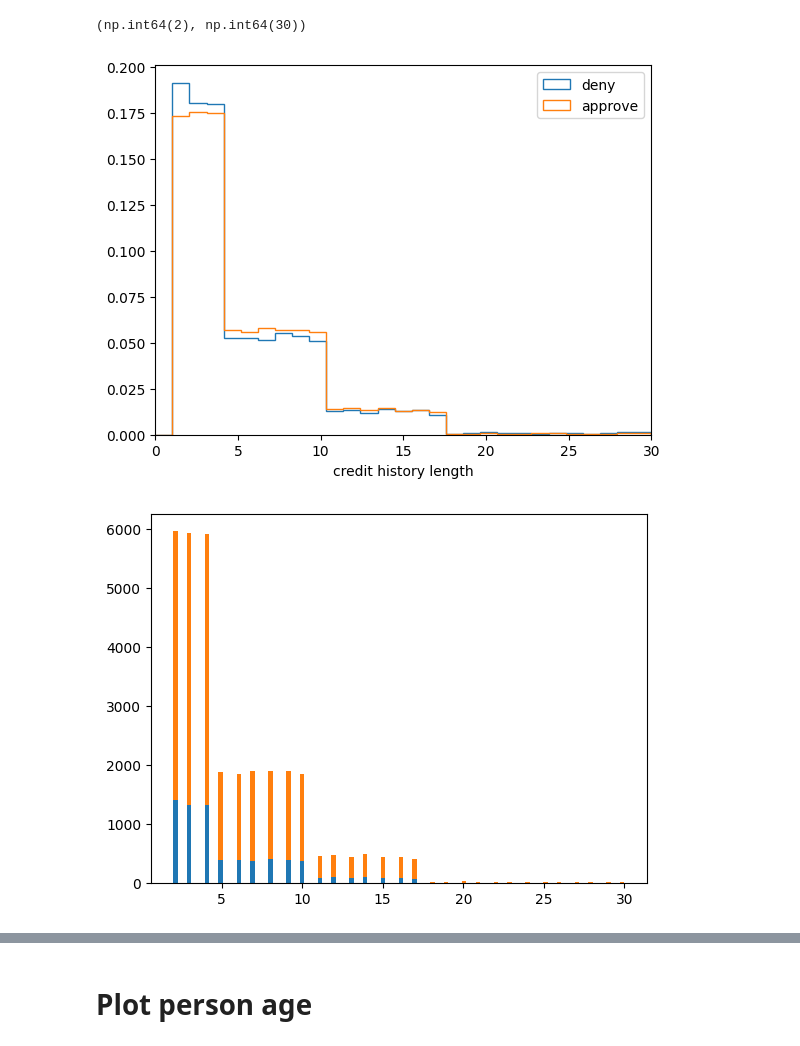
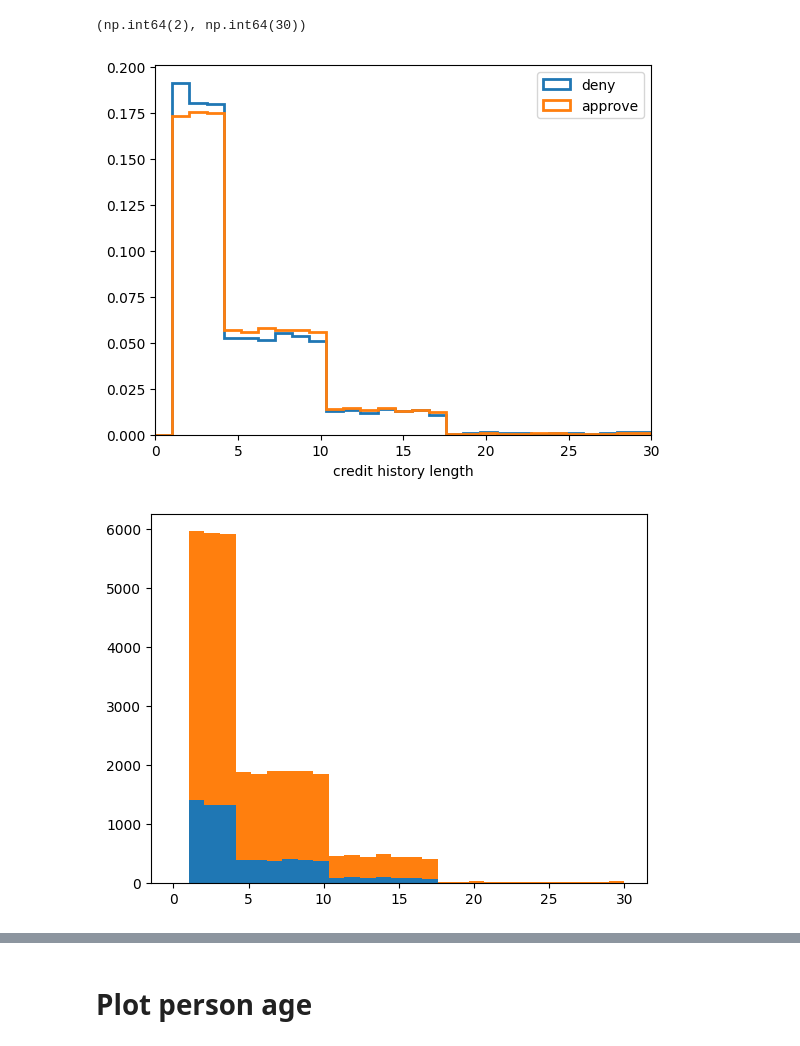
Before and after one commit to edward-b-1/Loan-Approval-Prediction, a Jupyter notebook: predict_original_data_1.ipynb, the cells around one changed output, grey strips where cells are left out. Saved outputs shown, nothing was run; the diff lists cells and outputs as text; code cells hidden in the pictures.

Commit message:
update notebook with credit length history fix

```diff
--- a/predict_original_data_1.ipynb
+++ b/predict_original_data_1.ipynb
@@ -73,22 +73,24 @@ data_loan_status_approve[column].min(), data_loan_status_approve[column].max()
 # %%
 column = 'cb_person_cred_hist_length'
 
-h_data_deny = data_loan_status_deny[column]
-h_data_accept = data_loan_status_approve[column]
+data_deny = data_loan_status_deny[column]
+data_accept = data_loan_status_approve[column]
 
 _ = plt.hist(
-    h_data_deny,
+    data_deny,
     bins=numpy.linspace(0, 30, 30), #logspace(data_train_loan_status_deny[column]),
     histtype='step',
     density=True,
     label='deny',
+    linewidth=2,
 )
 _ = plt.hist(
-    h_data_accept,
+    data_accept,
     bins=numpy.linspace(0, 30, 30), #logspace(data_train_loan_status_accept[column]),
     histtype='step',
     density=True,
     label='approve',
+    linewidth=2,
 )
 plt.xlim(left=0, right=30)
 plt.xlabel('credit history length')
@@ -97,13 +99,20 @@ plt.legend()
 None
 #plt.yscale('log')
 # %% [output]
-[figure, old version]
+[figure, new version]
 # %%
+column = 'cb_person_cred_hist_length'
+
+data_deny = data_loan_status_deny[column]
+data_accept = data_loan_status_approve[column]
+
 plt.figure()
-_ = plt.hist(
-    [data_loan_status_deny[column], data_loan_status_approve[column]],
+plt.hist(
+    [data_deny, data_accept],
+    bins=numpy.linspace(0, 30, 30),
     stacked=True,
-    bins=100,
+    label=['reject', 'approve'],
 )
+None
 # %% [output]
-[figure, old version]
+[figure, new version]
```
Also changed, not shown: parts of 10 cells of this notebook.
